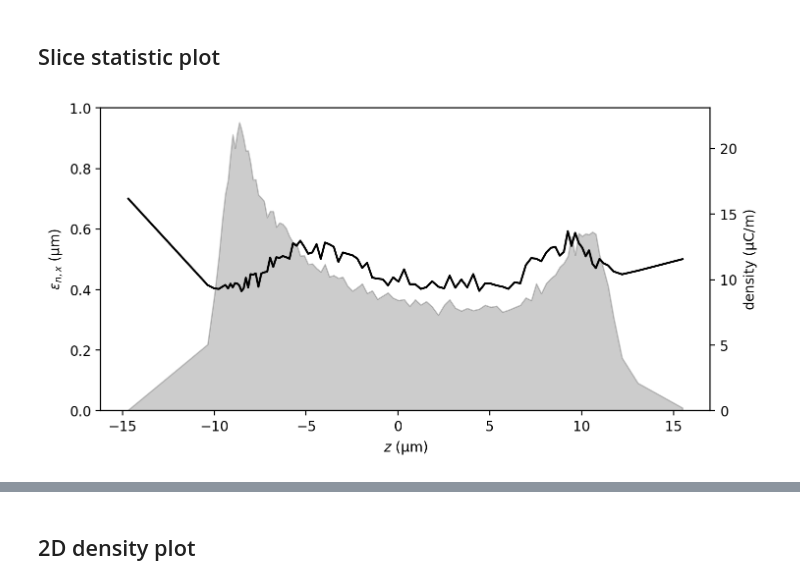
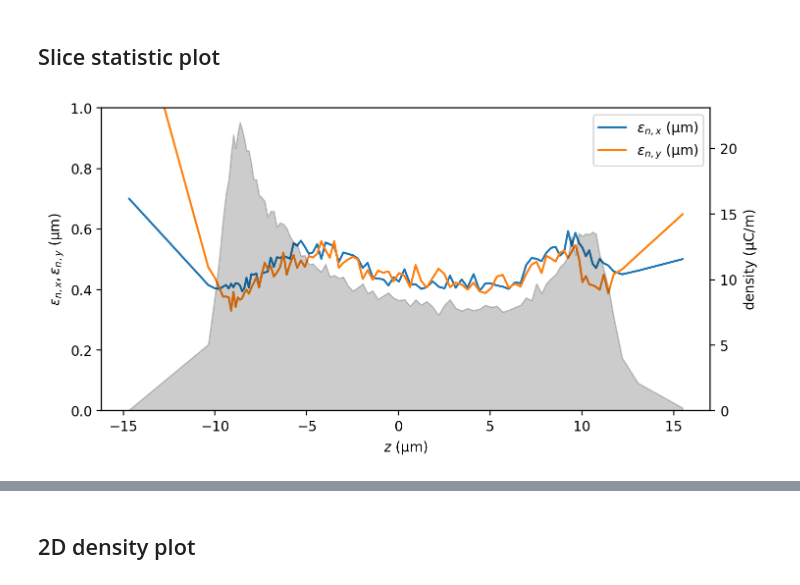
Before and after one commit to ChristopherMayes/openPMD-beamphysics, a Jupyter notebook: examples/particle_examples/particle_examples.ipynb, the cells around one changed output, grey strips where cells are left out. Drawn from its saved outputs; the diff is of its cells as text; code cells hidden in the pictures.

```diff
--- a/examples/particle_examples/particle_examples.ipynb
+++ b/examples/particle_examples/particle_examples.ipynb
@@ -338,7 +356,6 @@ P.plot('x')
 # %% [markdown]
 ## Slice statistic plot
 # %%
-
-P.slice_plot('norm_emit_x', ylim=(0, 1e-6))
+P.slice_plot('norm_emit_x', 'norm_emit_y', ylim=(0, 1e-6))
 # %% [output]
-[figure, old version]
+[figure, new version]
```
Also changed, not shown: parts of 10 cells of this notebook, 23 other files.
